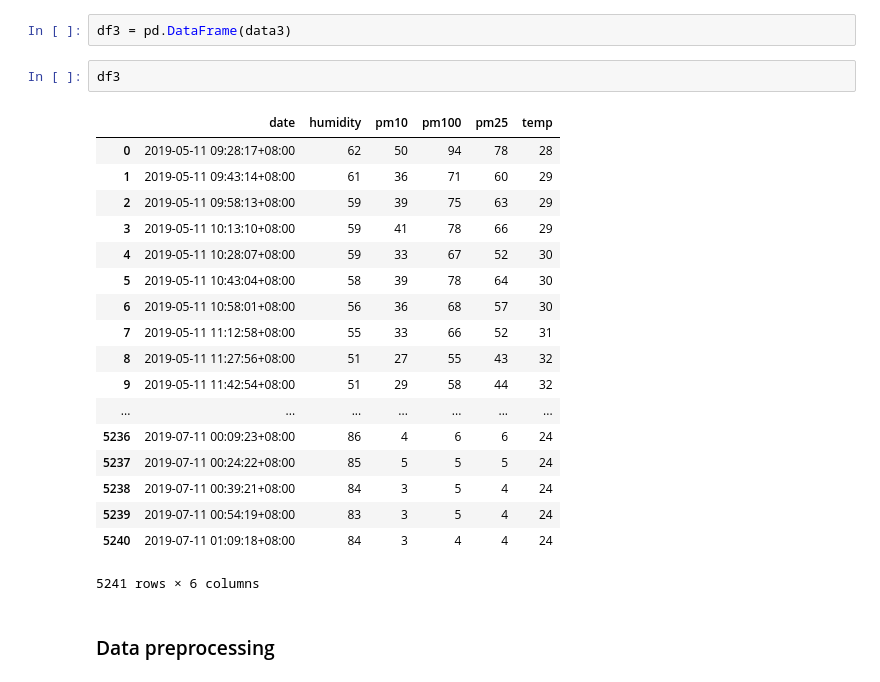
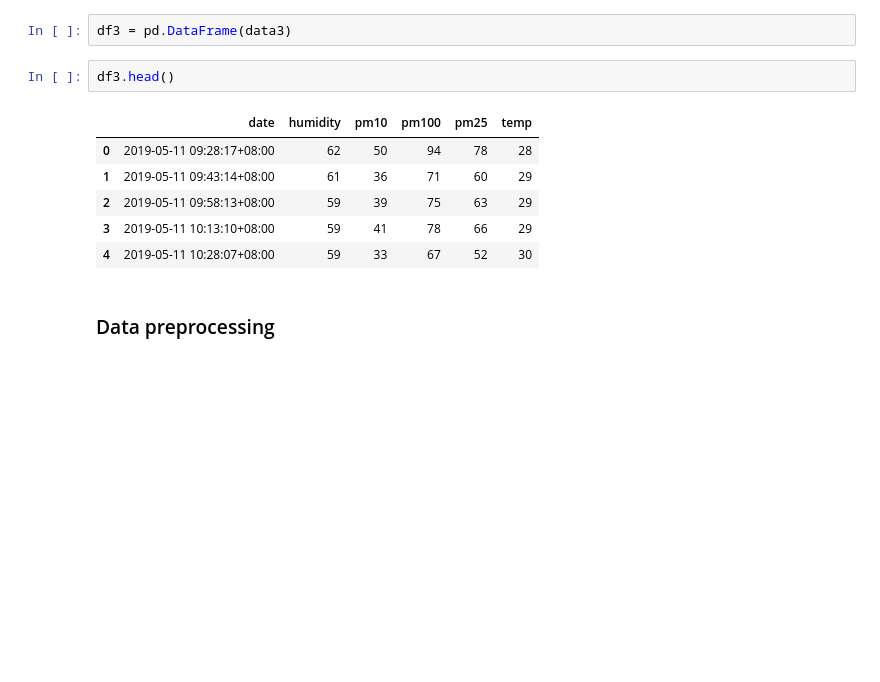
Before and after one commit to kevin110604/pm2.5_training, a Jupyter notebook: pm2.5_training_notebook.ipynb, the cells around one changed output. Cells and saved outputs as stored; diff of their text form; blank space fills up the shorter version.

```diff
--- a/pm2.5_training_notebook.ipynb
+++ b/pm2.5_training_notebook.ipynb
@@ -150,26 +77,14 @@ data3 = get_data_by_pos(3)
 # %%
 df3 = pd.DataFrame(data3)
 # %%
-df3
+df3.head()
 # %% [output]
 |  | date | humidity | pm10 | pm100 | pm25 | temp |
 | 0 | 2019-05-11 09:28:17+08:00 | 62 | 50 | 94 | 78 | 28 |
 | 1 | 2019-05-11 09:43:14+08:00 | 61 | 36 | 71 | 60 | 29 |
 | 2 | 2019-05-11 09:58:13+08:00 | 59 | 39 | 75 | 63 | 29 |
 | 3 | 2019-05-11 10:13:10+08:00 | 59 | 41 | 78 | 66 | 29 |
 | 4 | 2019-05-11 10:28:07+08:00 | 59 | 33 | 67 | 52 | 30 |
-| 5 | 2019-05-11 10:43:04+08:00 | 58 | 39 | 78 | 64 | 30 |
-| 6 | 2019-05-11 10:58:01+08:00 | 56 | 36 | 68 | 57 | 30 |
-| 7 | 2019-05-11 11:12:58+08:00 | 55 | 33 | 66 | 52 | 31 |
-| 8 | 2019-05-11 11:27:56+08:00 | 51 | 27 | 55 | 43 | 32 |
-| 9 | 2019-05-11 11:42:54+08:00 | 51 | 29 | 58 | 44 | 32 |
-| ... | ... | ... | ... | ... | ... | ... |
-| 5236 | 2019-07-11 00:09:23+08:00 | 86 | 4 | 6 | 6 | 24 |
-| 5237 | 2019-07-11 00:24:22+08:00 | 85 | 5 | 5 | 5 | 24 |
-| 5238 | 2019-07-11 00:39:21+08:00 | 84 | 3 | 5 | 4 | 24 |
-| 5239 | 2019-07-11 00:54:19+08:00 | 83 | 3 | 5 | 4 | 24 |
-| 5240 | 2019-07-11 01:09:18+08:00 | 84 | 3 | 4 | 4 | 24 |
-5241 rows × 6 columns
 # %% [markdown]
 ### Data preprocessing
 # %%
```
Also changed, not shown: parts of 57 cells of this notebook.
